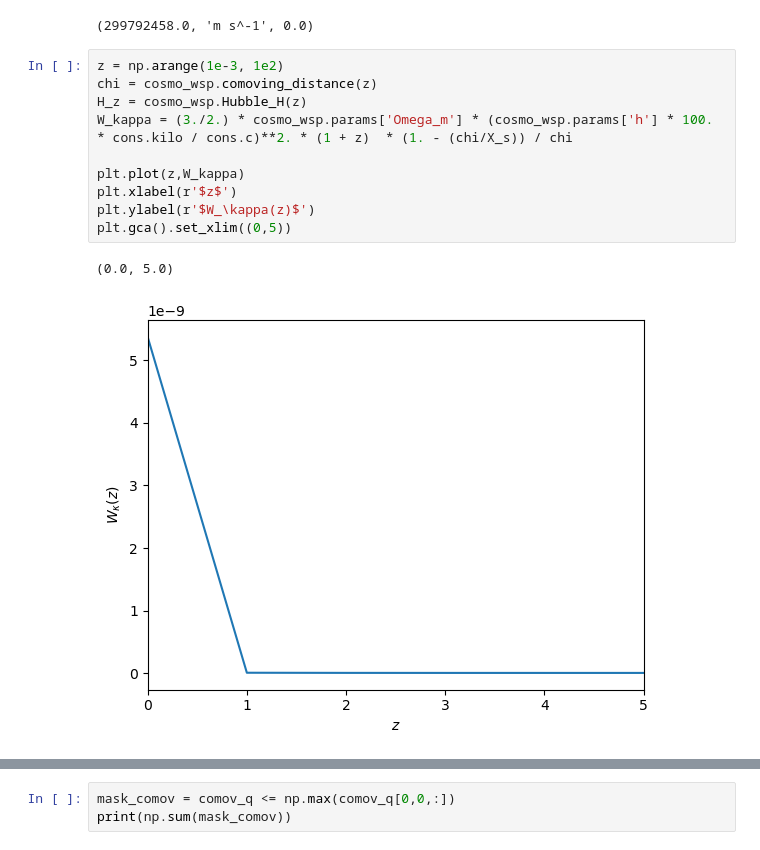
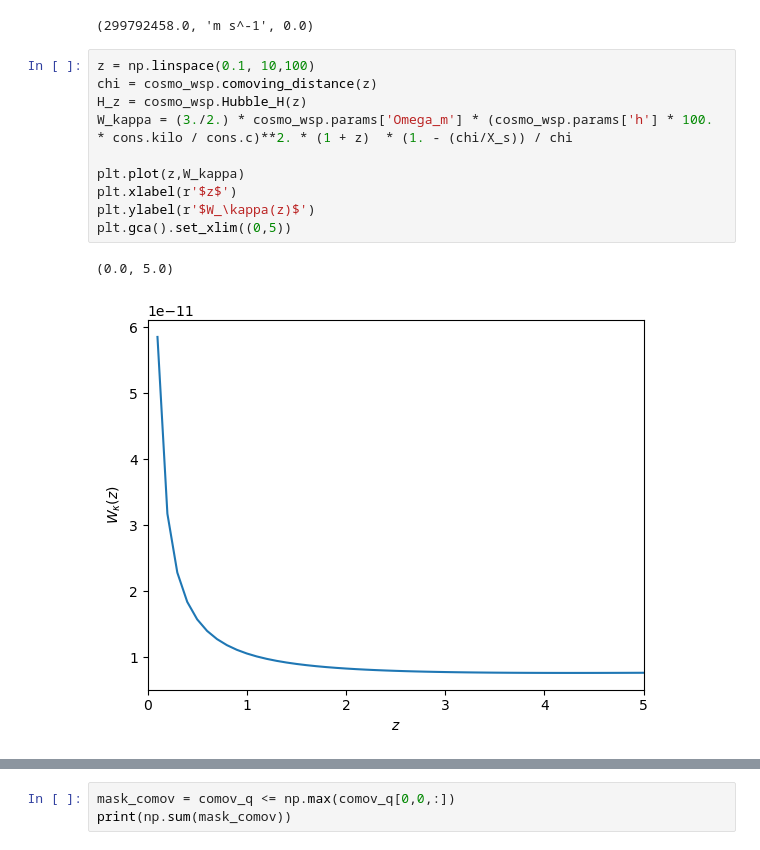
Before and after one commit to exgalsky/lptmap, a Jupyter notebook: py/webskylpt/toy_model_code/light_cone.ipynb, the cells around one changed output, grey strips where cells are left out. Saved outputs shown, nothing was run; the diff lists cells and outputs as text.

```diff
--- a/py/webskylpt/toy_model_code/light_cone.ipynb
+++ b/py/webskylpt/toy_model_code/light_cone.ipynb
@@ -135,18 +123,18 @@ cons.physical_constants['speed of light in vacuum']
 # %% [output]
 (299792458.0, 'm s^-1', 0.0)
 # %%
-z = np.arange(1e-3, 1e2)
+z = np.linspace(0.1, 10,100)
 chi = cosmo_wsp.comoving_distance(z)
 H_z = cosmo_wsp.Hubble_H(z)
 W_kappa = (3./2.) * cosmo_wsp.params['Omega_m'] * (cosmo_wsp.params['h'] * 100. * cons.kilo / cons.c)**2. * (1 + z)  * (1. - (chi/X_s)) / chi
 
 plt.plot(z,W_kappa)
 plt.xlabel(r'$z$')
 plt.ylabel(r'$W_\kappa(z)$')
 plt.gca().set_xlim((0,5))
 # %% [output]
 (0.0, 5.0)
-[figure, old version]
+[figure, new version]
 # %%
 plt.imshow(lensing_kernel_grid[0,:,:], cmap=plt.cm.Blues, origin='lower')
 plt.title('Lensing kernel')
```
Also changed, not shown: parts of 14 cells of this notebook.
